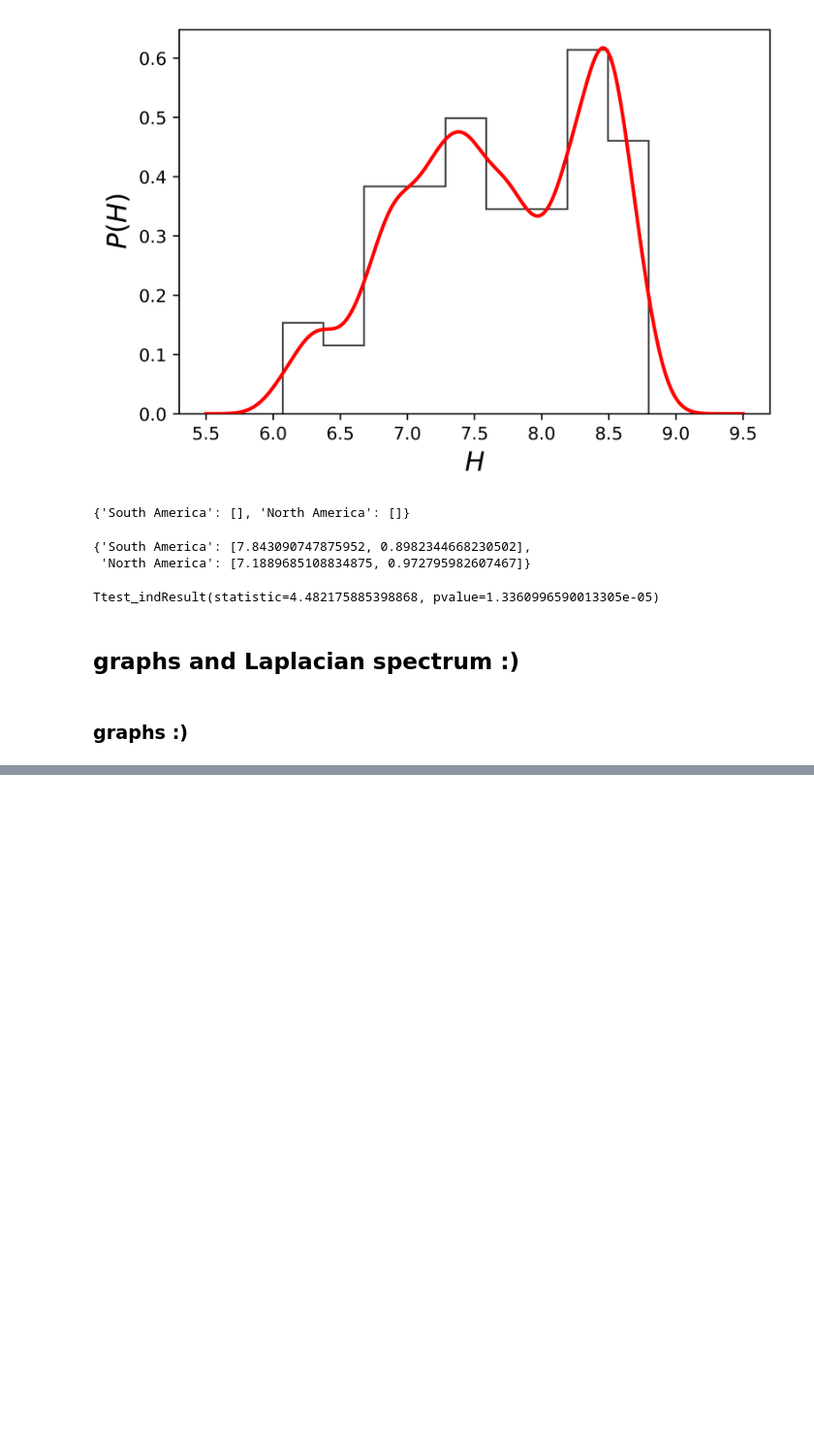
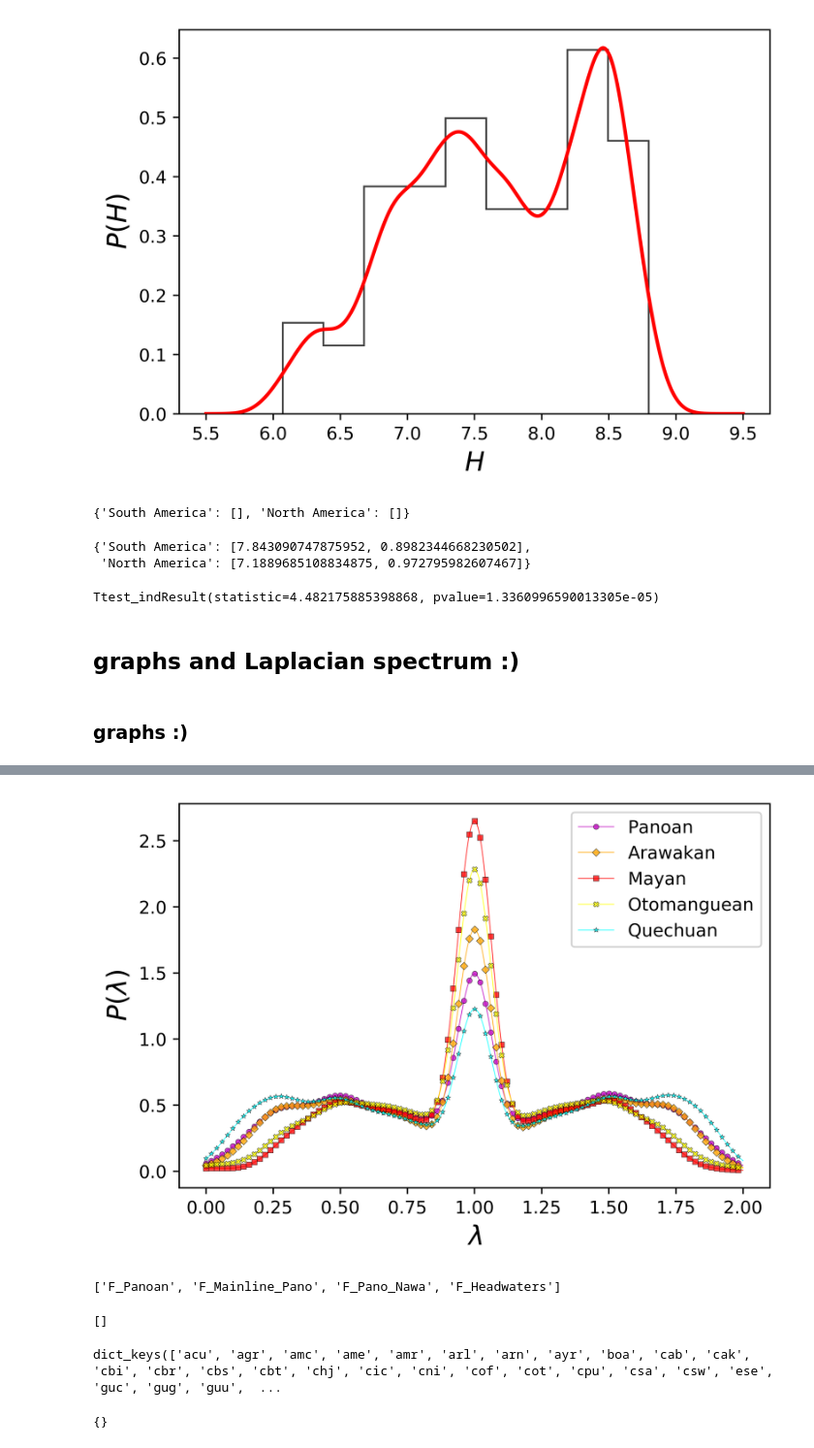
Before and after one commit to javiervz/laplacian-indigenous, a Jupyter notebook: laplacian-indigenous-classification.ipynb, the cells around one changed output, grey strips where cells are left out. Shown at 97% size. Drawn from its saved outputs; the diff is of its cells as text; code cells hidden in the pictures; blank space fills up the shorter version.

```diff
--- a/laplacian-indigenous-classification.ipynb
+++ b/laplacian-indigenous-classification.ipynb
@@ -389,0 +433,2 @@ plt.show()
+# %%
+family = {key:families_languages[key][0][2:] for key in families_languages.keys() if len(families_languages[key])>0}
@@ -389,0 +455,7 @@ plt.show()
+# %%
+from collections import defaultdict
+
+v = defaultdict(list)
+
+for key, value in sorted(family.items()):
+    v[value].append(key)
@@ -389,0 +484,69 @@ plt.show()
+# %%
+families = ['Panoan','Arawakan','Mayan','Otomanguean','Quechuan']
+# %%
+colors = {x:y for x,y in zip(families,[['m','o'],['orange','D'],['r','s'],['yellow','X'],['cyan','*']])}
+# %%
+L_families = {f:[] for f in families}
+
+fig, ax = plt.subplots(dpi=800)
+
+#import matplotlib.colors
+#cmap = plt.cm.viridis
+#norm = matplotlib.colors.Normalize(vmin=min(entropy_languages.values()), vmax=max(entropy_languages.values()))
+
+for language in family.keys():
+
+    if family[language] in families:
+
+        data = np.array(spectrum_languages[language])
+        #plt.hist(data, bins='doane', cumulative=False, alpha=0.1,histtype='step',stacked=False,density=True,
+        #    zorder=5, edgecolor='k')
+        kde = sm.nonparametric.KDEUnivariate(data)
+        kde.fit(bw=0.065) # Estimate the densities
+        X=np.linspace(0, 2, num=1000)
+        prediction=[kde.evaluate(x) for x in X]
+        L_families[family[language]]+=[prediction]
+
+#ax.plot(X, prediction, '-', lw=1, color=cmap(norm(entropy_languages[language])), alpha=0.75, zorder=10)
+
+#L=[[np.mean(x),np.std(x)] for x in list(zip(*L))]
+
+L_families = {key:[np.mean(x) for x in list(zip(*L_families[key]))] for key in L_families.keys()}
+
+for f in colors.keys():
+    ax.plot(X, L_families[f], markevery=10,marker=colors[f][1],markersize=3,markeredgecolor='k',markeredgewidth=0.25,fillstyle='full', lw=0.5, alpha=0.75, color=colors[f][0], zorder=10, label=f)
+
+#sma = plt.cm.ScalarMappable(cmap=cmap, norm=norm)
+#sma.set_array([])  # only needed for matplotlib < 3.1
+#fig.colorbar(sma)
+#cbar.set_label(r'$H$', rotation=270)
+
+#cbar = fig.colorbar(sma)
+#cbar.ax.set_ylabel(r'entropy $H$',fontsize=15)
+
+plt.legend(loc='best',fontsize=10)
+#plt.xlim([-10,10])
+#plt.ylim([0., 3])
+plt.xlabel(r'$\lambda$',fontsize=15)
+plt.ylabel(r'$P(\lambda)$',fontsize=15)
+plt.rcParams.update({'font.size': 10})
+plt.savefig('spectrum_families.jpg', format='jpg', transparent=True, bbox_inches='tight',dpi=800)
+plt.show()
+# %% [output]
+[figure, added]
+# %%
+families_languages[language]
+# %% [output]
+['F_Panoan', 'F_Mainline_Pano', 'F_Pano_Nawa', 'F_Headwaters']
+# %%
+families
+# %% [output]
+[]
+# %%
+family.keys()
+# %% [output]
+dict_keys(['acu', 'agr', 'amc', 'ame', 'amr', 'arl', 'arn', 'ayr', 'boa', 'cab', 'cak', 'cbi', 'cbr', 'cbs', 'cbt', 'chj', 'cic', 'cni', 'cof', 'cot', 'cpu', 'csa', 'csw', 'ese', 'guc', 'gug', 'guu',  ...
+# %%
+L_families
+# %% [output]
+{}
```
Also changed, not shown: parts of 10 cells of this notebook, 2 other files.
